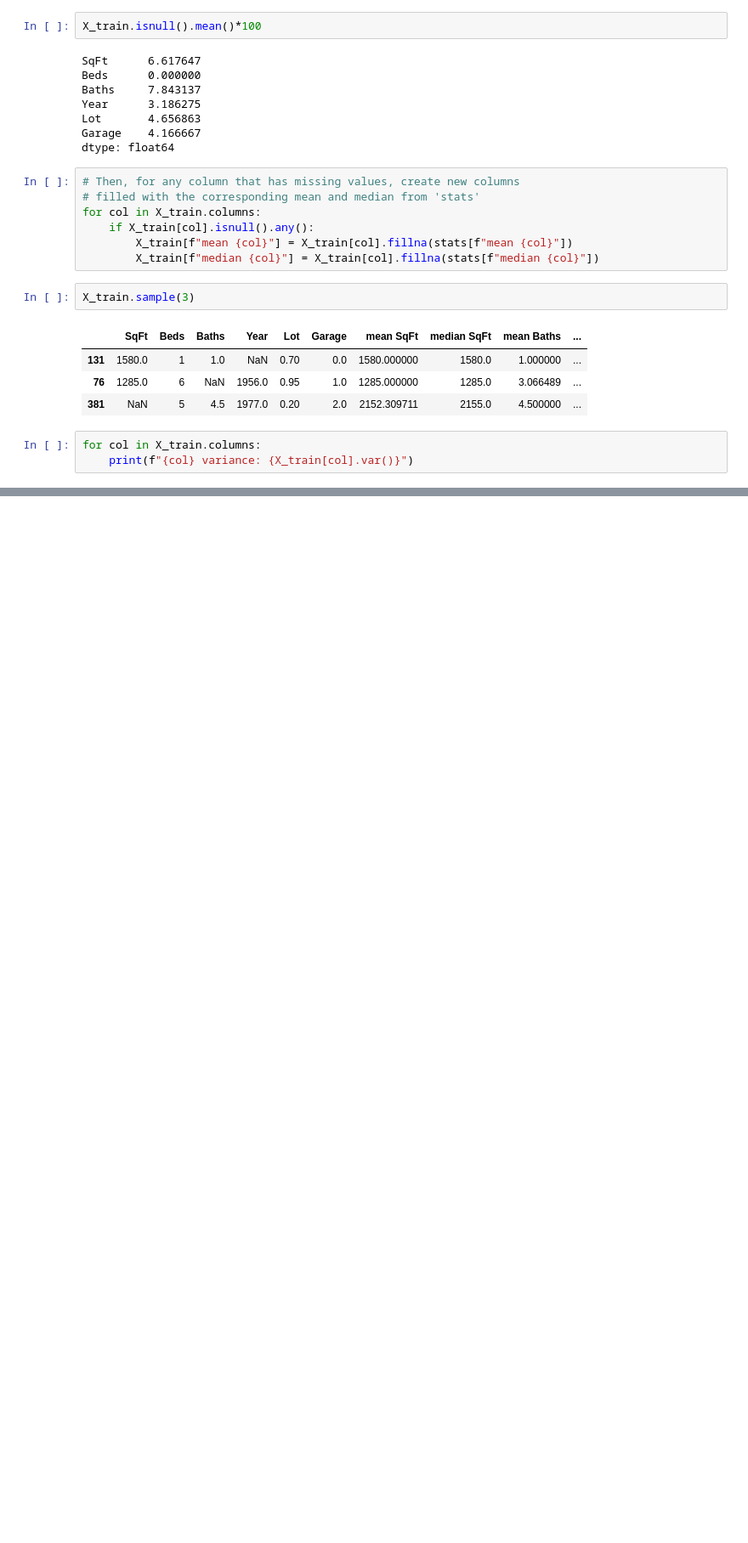
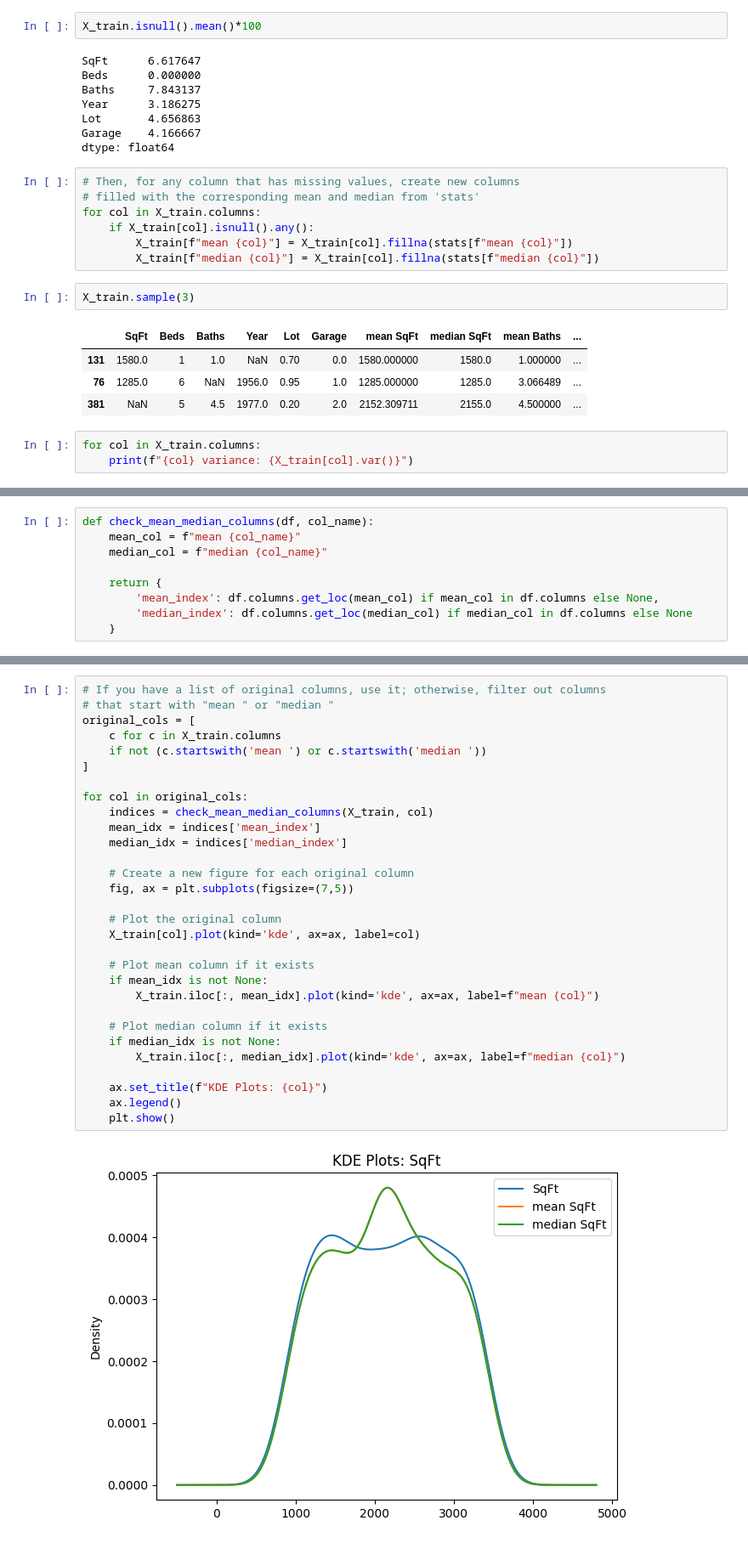
Before and after one commit to shivam188132/MY_machine_learning, a Jupyter notebook: Handling missing data( numerical using simple imputer ).ipynb, the cells around one changed output, grey strips where cells are left out. Shown: that part at 85% size. Cells and saved outputs as stored; diff of their text form; blank space fills up the shorter version.

Commit message:
17-02-2024 5:04 P.M applied pandas and visuliased the effect of applying mean/median filling among the distribution of dataset

```diff
--- a/Handling missing data( numerical using simple imputer ).ipynb
+++ b/Handling missing data( numerical using simple imputer ).ipynb
@@ -181,3 +182,12 @@ median SqFt variance: 511838.6976381461
 Year variance: 426.96340037267885
 mean Year variance: 413.3257487637235
 median Year variance: 413.3478585537409
+# %%
+def check_mean_median_columns(df, col_name):
+    mean_col = f"mean {col_name}"
+    median_col = f"median {col_name}"
+
+    return {
+        'mean_index': df.columns.get_loc(mean_col) if mean_col in df.columns else None,
+        'median_index': df.columns.get_loc(median_col) if median_col in df.columns else None
+    }
@@ -183,0 +206,32 @@ median Year variance: 413.3478585537409
+# %%
+# If you have a list of original columns, use it; otherwise, filter out columns
+# that start with "mean " or "median "
+original_cols = [
+    c for c in X_train.columns
+    if not (c.startswith('mean ') or c.startswith('median '))
+]
+
+for col in original_cols:
+    indices = check_mean_median_columns(X_train, col)
+    mean_idx = indices['mean_index']
+    median_idx = indices['median_index']
+
+    # Create a new figure for each original column
+    fig, ax = plt.subplots(figsize=(7,5))
+
+    # Plot the original column
+    X_train[col].plot(kind='kde', ax=ax, label=col)
+
+    # Plot mean column if it exists
+    if mean_idx is not None:
+        X_train.iloc[:, mean_idx].plot(kind='kde', ax=ax, label=f"mean {col}")
+
+    # Plot median column if it exists
+    if median_idx is not None:
+        X_train.iloc[:, median_idx].plot(kind='kde', ax=ax, label=f"median {col}")
+
+    ax.set_title(f"KDE Plots: {col}")
+    ax.legend()
+    plt.show()
+# %% [output]
+[figure, added]
```
Also changed, not shown: parts of 4 cells of this notebook, 1 other file.
